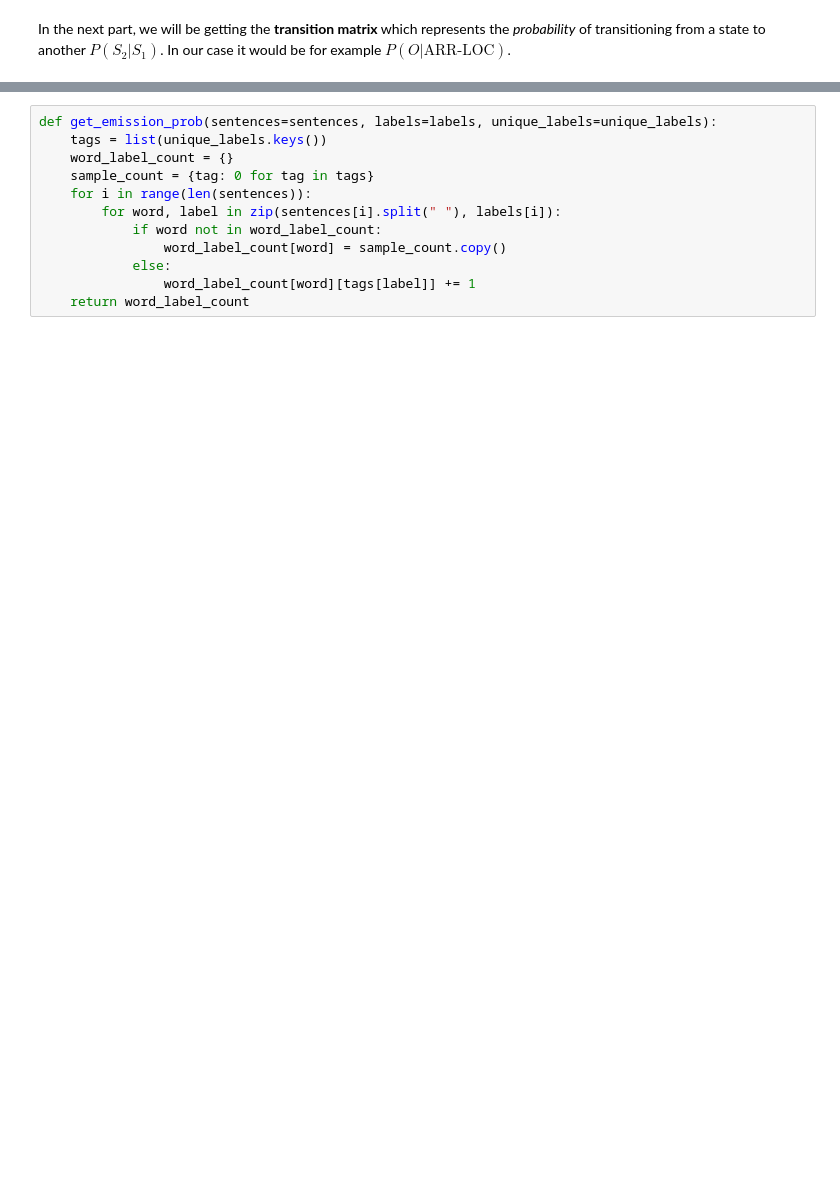
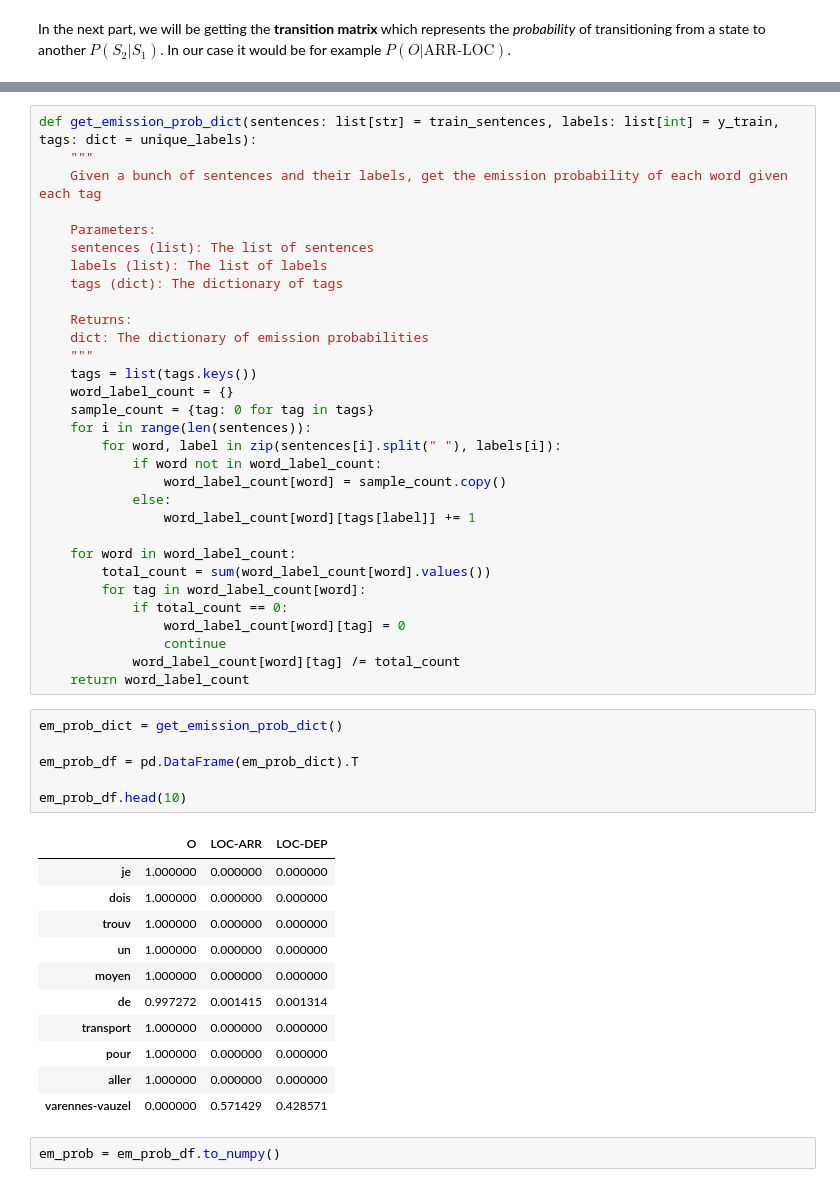
Before and after one commit to lucas066001/TravelOrderResolver, a Jupyter notebook: hmm_ner.ipynb, the cells around one changed output, grey strips where cells are left out. Saved outputs shown, nothing was run; the diff lists cells and outputs as text; blank space fills up the shorter version.

```diff
--- a/hmm_ner.ipynb
+++ b/hmm_ner.ipynb
@@ -89,6 +97,17 @@ plt.show()
 # %%
-def get_emission_prob(sentences=sentences, labels=labels, unique_labels=unique_labels):
-    tags = list(unique_labels.keys())
+def get_emission_prob_dict(sentences: list[str] = train_sentences, labels: list[int] = y_train, tags: dict = unique_labels):
+    """
+    Given a bunch of sentences and their labels, get the emission probability of each word given each tag
+
+    Parameters:
+    sentences (list): The list of sentences
+    labels (list): The list of labels
+    tags (dict): The dictionary of tags
+
+    Returns:
+    dict: The dictionary of emission probabilities
+    """
+    tags = list(tags.keys())
     word_label_count = {}
     sample_count = {tag: 0 for tag in tags}
     for i in range(len(sentences)):
@@ -97,4 +116,32 @@ def get_emission_prob(sentences=sentences, labels=labels, unique_labels=unique_l
                 word_label_count[word] = sample_count.copy()
             else:
                 word_label_count[word][tags[label]] += 1
+
+    for word in word_label_count:
+        total_count = sum(word_label_count[word].values())
+        for tag in word_label_count[word]:
+            if total_count == 0:
+                word_label_count[word][tag] = 0
+                continue
+            word_label_count[word][tag] /= total_count
     return word_label_count
+# %%
+em_prob_dict = get_emission_prob_dict()
+
+em_prob_df = pd.DataFrame(em_prob_dict).T
+
+em_prob_df.head(10)
+# %% [output]
+|  | O | LOC-ARR | LOC-DEP |
+| je | 1.000000 | 0.000000 | 0.000000 |
+| dois | 1.000000 | 0.000000 | 0.000000 |
+| trouv | 1.000000 | 0.000000 | 0.000000 |
+| un | 1.000000 | 0.000000 | 0.000000 |
+| moyen | 1.000000 | 0.000000 | 0.000000 |
+| de | 0.997272 | 0.001415 | 0.001314 |
+| transport | 1.000000 | 0.000000 | 0.000000 |
+| pour | 1.000000 | 0.000000 | 0.000000 |
+| aller | 1.000000 | 0.000000 | 0.000000 |
+| varennes-vauzel | 0.000000 | 0.571429 | 0.428571 |
+# %%
+em_prob = em_prob_df.to_numpy()
```
Also changed, not shown: parts of 13 cells of this notebook, 2 other files.
